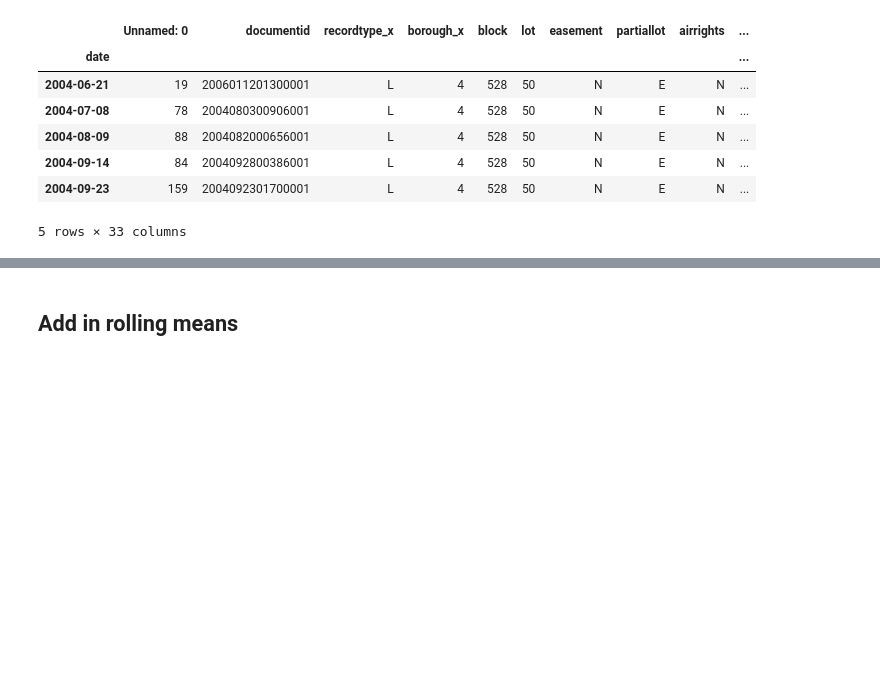
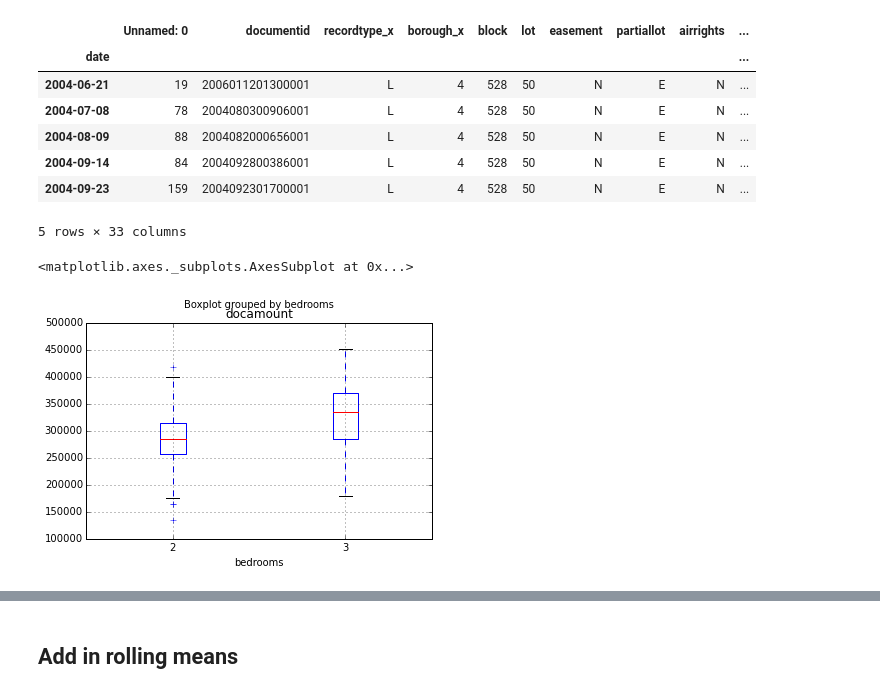
Before and after one commit to Jwerberg/slideruleprojects, a Jupyter notebook: Capstone Milestone Report.ipynb, the cells around one changed output, grey strips where cells are left out. Drawn from its saved outputs; the diff is of its cells as text; code cells hidden in the pictures; blank space fills up the shorter version.

```diff
--- a/Capstone Milestone Report.ipynb
+++ b/Capstone Milestone Report.ipynb
@@ -157,3 +157,8 @@ sales.head()
 | 2004-09-14 | 84 | 2004092800386001 | L | 4 | 528 | 50 | N | E | N | ... |
 | 2004-09-23 | 159 | 2004092301700001 | L | 4 | 528 | 50 | N | E | N | ... |
 5 rows × 33 columns
+# %%
+sales.boxplot(column='docamount',by='bedrooms')
+# %% [output]
+<matplotlib.axes._subplots.AxesSubplot at 0x...>
+[figure, added]
```
Also changed, not shown: parts of 8 cells of this notebook.
